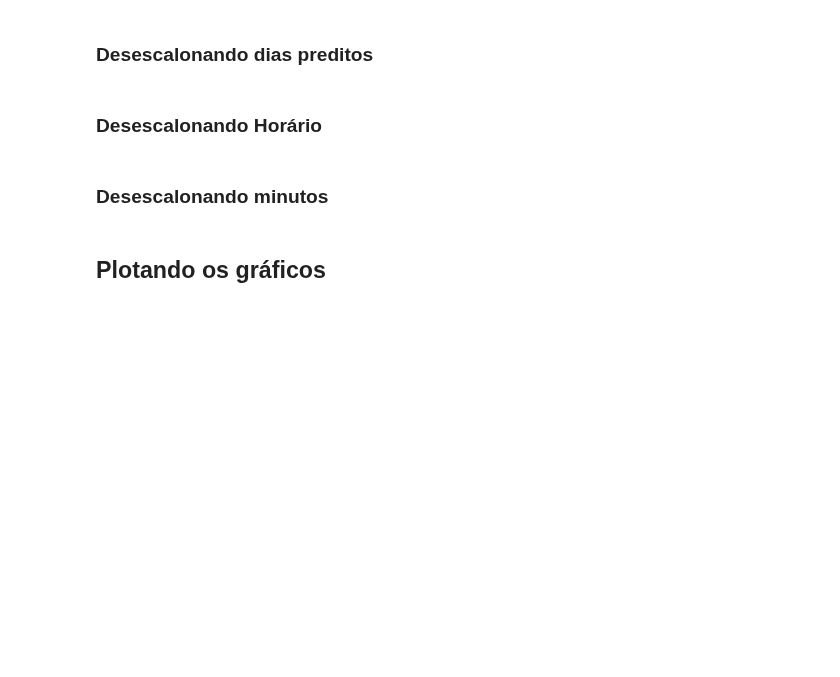
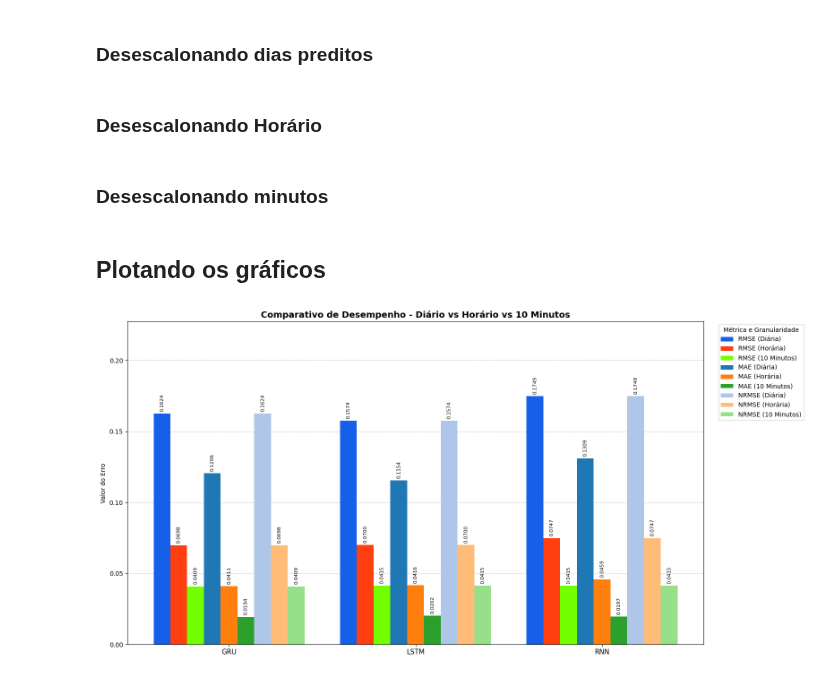
Before and after one commit to LarcesUece/GRANULARITY-PREDICTION, a Jupyter notebook: src/notebooks/avaliacao de modelos.ipynb, the cells around one changed output. Cells and saved outputs as stored; diff of their text form; code cells hidden in the pictures; blank space fills up the shorter version.

```diff
--- a/src/notebooks/avaliacao de modelos.ipynb
+++ b/src/notebooks/avaliacao de modelos.ipynb
@@ -14,7 +14,7 @@ from funcoes_de_avaliacao import *
 from time import time
 
 windows = ["7-1", "7-2", "14-1", "14-3", "30-7"]
-w = windows[1]
+w = windows[3]
 if w == windows[0]:
     inputs_day = 7
     outputs_day = 1
@@ -113,21 +106,0 @@ gc.collect()
-# %%
-train_hour_wind = pd.read_csv('../../data/Tabelas_criadas/' + w + '/treino_hour.csv')
-test_hour_wind = pd.read_csv('../../data/Tabelas_criadas/' + w + '/teste_hour.csv')
-val_hour_wind = pd.read_csv('../../data/Tabelas_criadas/' + w + '/val_hour.csv')
-
-
-np_train_h = np.array(train_hour_wind)
-np_test_h = np.array(test_hour_wind)
-np_val_h = np.array(val_hour_wind)
-del train_hour_wind, test_hour_wind, val_hour_wind
-X_train_h = np_train_h[:, :inputs_hour + 1].astype('float32')
-y_train_h = np_train_h[:, inputs_hour+1:].astype('float32')
-del np_train_h
-X_test_h = np_test_h[:, :inputs_hour + 1].astype('float32')
-y_test_h = np_test_h[:, np.r_[inputs_hour+1:inputs_hour+1+y_train_h.shape[1],0]].astype('float32')
-del np_test_h
-X_val_h = np_val_h[:, :inputs_hour + 1].astype('float32')
-y_val_h = np_val_h[:, inputs_hour+1:].astype('float32')
-del np_val_h
-
-gc.collect()
@@ -166,10 +111,10 @@ for model in model_keys:
     metricas[model] = comparar_desempeho_granularidade(
         X_test_d[:,1:].reshape((X_test_d.shape[0], 1, X_test_d.shape[1]-1)),
         X_test_h[:,1:].reshape((X_test_h.shape[0], 1, X_test_h.shape[1]-1)),
-        X_test_10m[:,1:].reshape((X_test_10m.shape[0], 1, X_test_10m.shape[1]-1)),
+        X_test_m[:,1:].reshape((X_test_m.shape[0], 1, X_test_m.shape[1]-1)),
         y_test_d[:,:-1],
         y_test_h[:,:-1],
-        y_test_10m[:,:-1],
+        y_test_m[:,:-1],
         modelos[model]["Diario"],
         modelos[model]["Horario"],
         modelos[model]["10minutos"]
@@ -371,9 +370,9 @@ metricas_plot = ['RMSE','MAE', 'NRMSE']
 
 
 cores = {
-    'RMSE': {'Diario': "#155fe9", 'Horario': "#ff3f0f", '10minutos:': "#73ff00"},
-    'MAE': {'Diario': '#1f77b4', 'Horario': '#ff7f0e', '10minutos:': '#2ca02c'},
-    'NRMSE': {'Diario': '#aec7e8', 'Horario': '#ffbb78', '10minutos:': '#98df8a'},
+    'RMSE': {'Diario': "#155fe9", 'Horario': "#ff3f0f", '10minutos': "#73ff00"},
+    'MAE': {'Diario': '#1f77b4', 'Horario': '#ff7f0e', '10minutos': '#2ca02c'},
+    'NRMSE': {'Diario': '#aec7e8', 'Horario': '#ffbb78', '10minutos': '#98df8a'},
 }
 
 # Configuração do espaçamento das 9 barras
@@ -388,7 +387,7 @@ fig, ax = plt.subplots(figsize=(16, 8)) # Figura levemente mais larga
 
 idx_offset = 0
 for metrica in metricas_plot:
-    for granularidade in ['Diario', 'Horario', '10minutos:']:
+    for granularidade in ['Diario', 'Horario', '10minutos']:
         valores = [metricas[modelo][granularidade][metrica] for modelo in modelos]
         posicao = x + (offsets[idx_offset] * largura_barra)
 
@@ -397,31 +396,33 @@ for metrica in metricas_plot:
             nome_gran = "Diária"
         elif granularidade == "Horario":
             nome_gran = "Horária"
         else:
             nome_gran = "10 Minutos"
 
         label = f'{metrica} ({nome_gran})'
         cor = cores[metrica][granularidade]
 
         barras = ax.bar(posicao, valores, largura_barra, label=label, color=cor)
 
         # Valores no topo
         ax.bar_label(barras, padding=3, fmt='%.4f', fontsize=8, rotation=90)
         idx_offset += 1
 
 ax.set_ylabel('Valor do Erro')
 ax.set_title('Comparativo de Desempenho - Diário vs Horário vs 10 Minutos', fontsize=14, fontweight='bold')
 ax.set_xticks(x)
 ax.set_xticklabels(modelos, fontsize=11)
 
 ax.yaxis.grid(True, linestyle='--', alpha=0.7)
 ax.set_axisbelow(True)
 
 # Ajuste automático e seguro do limite Y para evitar corte dos números rotacionados
-valor_maximo = max([metricas[mod][gran][met] for mod in modelos for gran in ['Diario', 'Horario', '10minutos:'] for met in metricas_plot])
+valor_maximo = max([metricas[mod][gran][met] for mod in modelos for gran in ['Diario', 'Horario', '10minutos'] for met in metricas_plot])
 ax.set_ylim(0, valor_maximo * 1.3)
 
 ax.legend(title='Métrica e Granularidade', bbox_to_anchor=(1.02, 1), loc='upper left')
 
 plt.tight_layout()
 plt.show()
+# %% [output]
+[figure, added]
```
Also changed, not shown: parts of 17 cells of this notebook, 15 other files.
